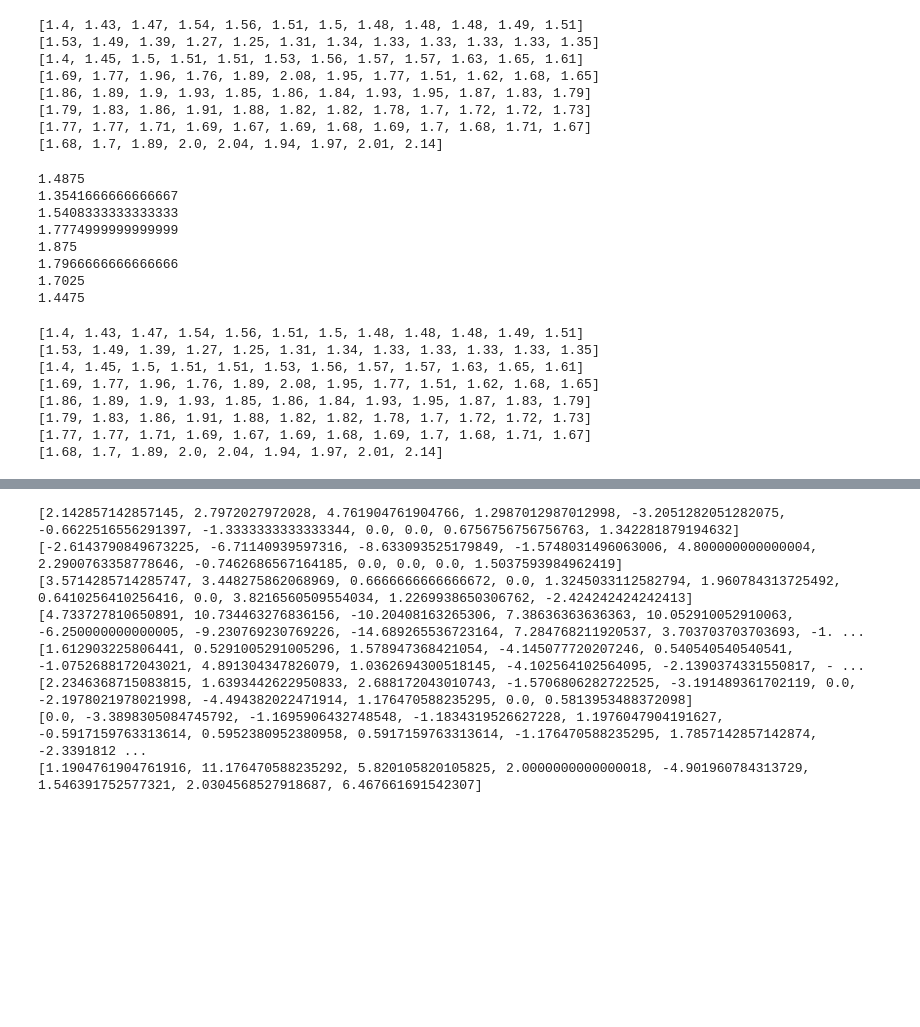
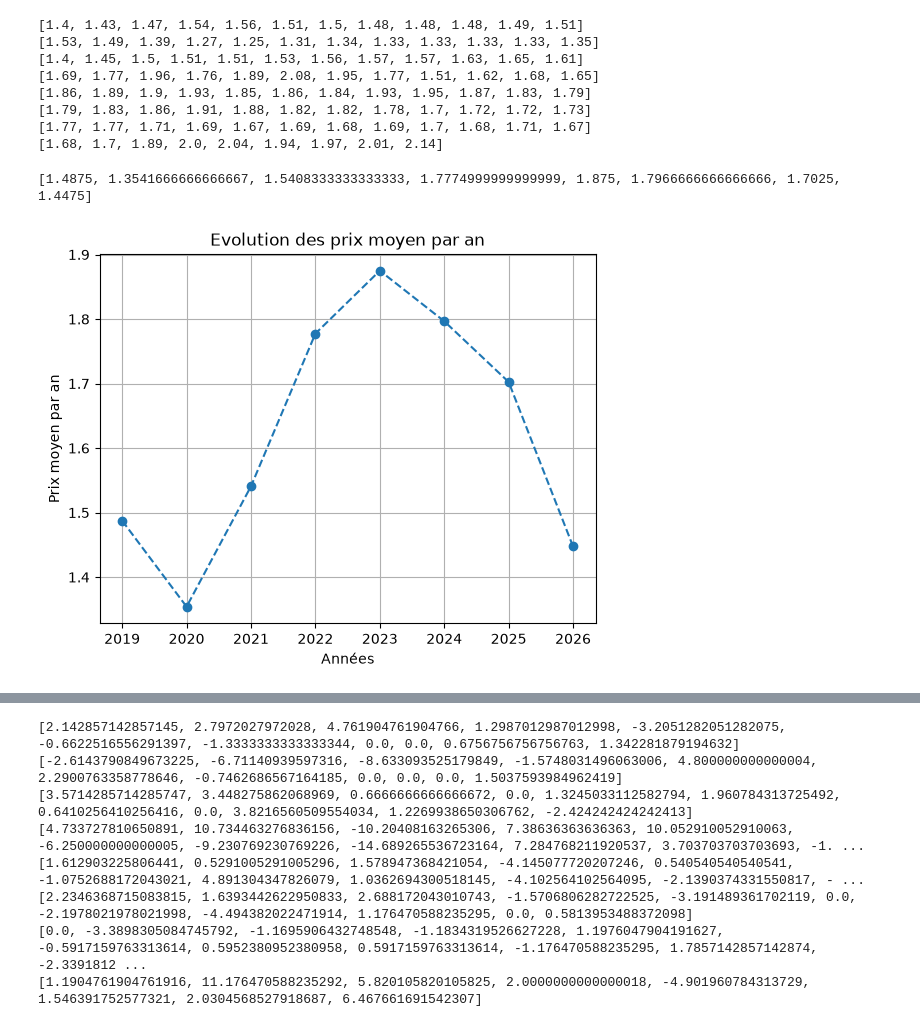
Before and after one commit to mobilou/EssenceAnalyse, a Jupyter notebook: strucure.ipynb, the cells around one changed output, grey strips where cells are left out. Cells and saved outputs as stored; diff of their text form; code cells hidden in the pictures; blank space fills up the shorter version.

Commit message:
commit avant le commencement des prix de la reunion

```diff
--- a/strucure.ipynb
+++ b/strucure.ipynb
@@ -95,48 +97,30 @@ while i <= 93:
 i = 0
 j = 12
 k = 0
+prix_an = []
 while i <= 93:
     passed = True
     while passed:
         dico_12 = dict(list(dico_inverse.items())[k:j])
-        print(sum(list(dico_12.values()))/12)
+        prix_an.append(sum(list(dico_12.values()))/12)
         passed = False
         if passed == False:
             j += 12
             k += 12
     i += 12
-# %% [output]
-1.4875
-1.3541666666666667
-1.5408333333333333
-1.7774999999999999
-1.875
-1.7966666666666666
-1.7025
-1.4475
-# %%
-# Prix moyen par an
-
-i = 0
-j = 12
-k = 0
-while i <= 93:
-    passed = True
-    while passed:
-        dico_12 = dict(list(dico_inverse.items())[k:j])
-        liste = list(dico_12.values())
-        print(liste)
-        passed = False
-        if passed == False:
-            j += 12
-            k += 12
-    i += 12
-# %% [output]
-[1.4, 1.43, 1.47, 1.54, 1.56, 1.51, 1.5, 1.48, 1.48, 1.48, 1.49, 1.51]
-[1.53, 1.49, 1.39, 1.27, 1.25, 1.31, 1.34, 1.33, 1.33, 1.33, 1.33, 1.35]
-[1.4, 1.45, 1.5, 1.51, 1.51, 1.53, 1.56, 1.57, 1.57, 1.63, 1.65, 1.61]
-[1.69, 1.77, 1.96, 1.76, 1.89, 2.08, 1.95, 1.77, 1.51, 1.62, 1.68, 1.65]
-[1.86, 1.89, 1.9, 1.93, 1.85, 1.86, 1.84, 1.93, 1.95, 1.87, 1.83, 1.79]
-[1.79, 1.83, 1.86, 1.91, 1.88, 1.82, 1.82, 1.78, 1.7, 1.72, 1.72, 1.73]
-[1.77, 1.77, 1.71, 1.69, 1.67, 1.69, 1.68, 1.69, 1.7, 1.68, 1.71, 1.67]
-[1.68, 1.7, 1.89, 2.0, 2.04, 1.94, 1.97, 2.01, 2.14]
+# %%
+print(prix_an)
+# %% [output]
+[1.4875, 1.3541666666666667, 1.5408333333333333, 1.7774999999999999, 1.875, 1.7966666666666666, 1.7025, 1.4475]
+# %%
+# Tracé d'une courbre des prix moyen par an
+
+annee = [2019, 2020, 2021, 2022, 2023, 2024, 2025, 2026]
+
+plt.plot(annee, prix_an, linestyle = "--", marker="o")
+plt.xlabel("Années")
+plt.ylabel("Prix moyen par an")
+plt.title("Evolution des prix moyen par an")
+plt.grid(True)
+# %% [output]
+[figure, added]
```
Also changed, not shown: parts of 20 cells of this notebook.
